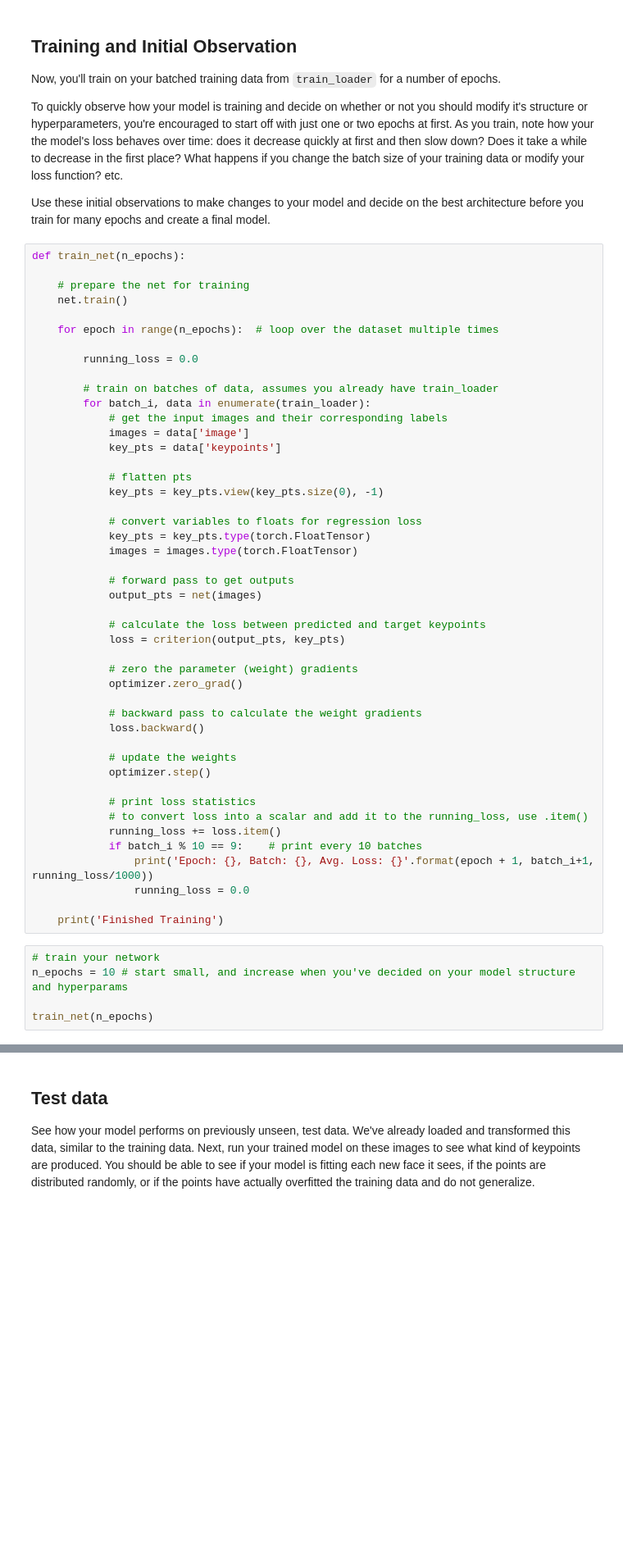
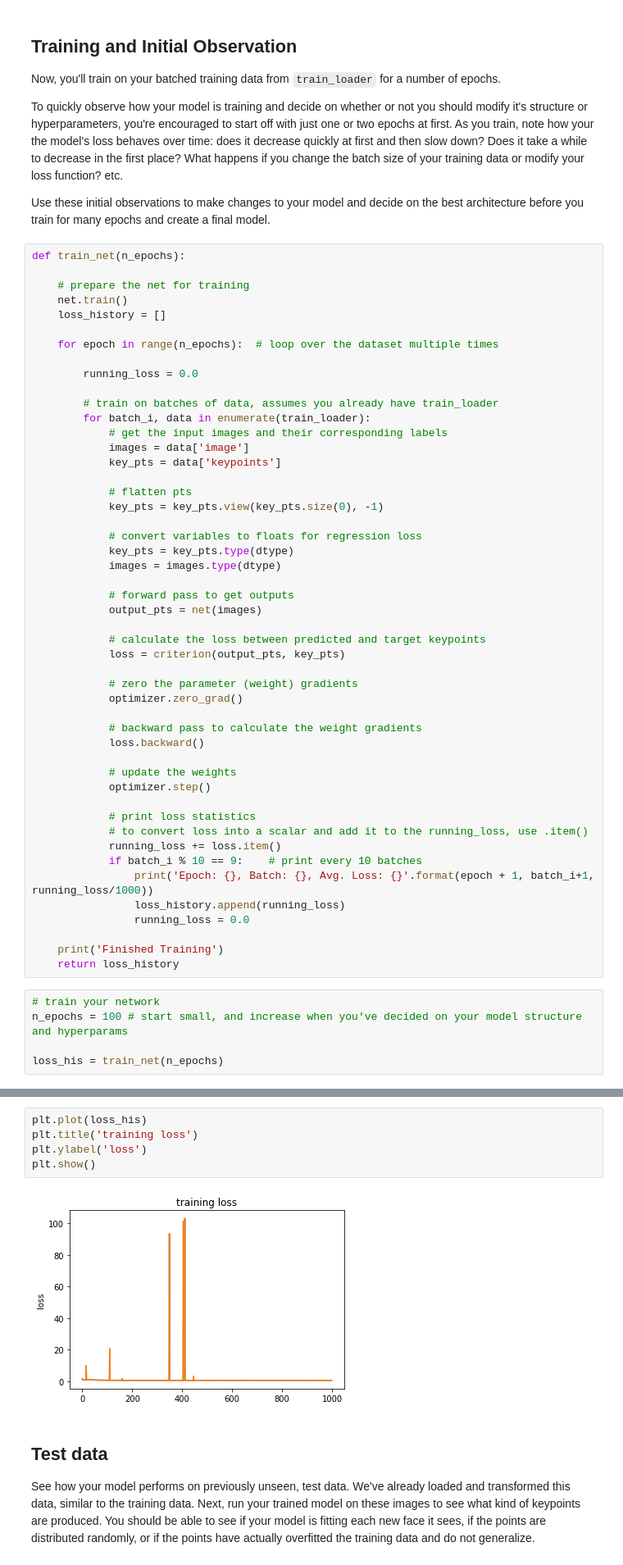
Before and after one commit to 894743926/Computer-Vision, a Jupyter notebook: P1_Facial_Keypoints/2. Define the Network Architecture.ipynb, the cells around one changed output, grey strips where cells are left out. Shown at 82% size. Saved outputs shown, nothing was run; the diff lists cells and outputs as text; blank space fills up the shorter version.

Commit message:
try models on P1

```diff
--- a/P1_Facial_Keypoints/2. Define the Network Architecture.ipynb
+++ b/P1_Facial_Keypoints/2. Define the Network Architecture.ipynb
@@ -408,6 +419,7 @@ def train_net(n_epochs):
 
     # prepare the net for training
     net.train()
+    loss_history = []
 
     for epoch in range(n_epochs):  # loop over the dataset multiple times
 
@@ -423,8 +435,8 @@ def train_net(n_epochs):
             key_pts = key_pts.view(key_pts.size(0), -1)
 
             # convert variables to floats for regression loss
-            key_pts = key_pts.type(torch.FloatTensor)
-            images = images.type(torch.FloatTensor)
+            key_pts = key_pts.type(dtype)
+            images = images.type(dtype)
 
             # forward pass to get outputs
             output_pts = net(images)
@@ -446,12 +458,14 @@ def train_net(n_epochs):
             running_loss += loss.item()
             if batch_i % 10 == 9:    # print every 10 batches
                 print('Epoch: {}, Batch: {}, Avg. Loss: {}'.format(epoch + 1, batch_i+1, running_loss/1000))
+                loss_history.append(running_loss)
                 running_loss = 0.0
 
     print('Finished Training')
+    return loss_history
 # %%
 # train your network
-n_epochs = 10 # start small, and increase when you've decided on your model structure and hyperparams
+n_epochs = 100 # start small, and increase when you've decided on your model structure and hyperparams
 
-train_net(n_epochs)
+loss_his = train_net(n_epochs)
 # %% [output]
@@ -543,3 +489,10 @@ Epoch: 9, Batch: 50, Avg. Loss: 0.0007241903580725193
+# %%
+plt.plot(loss_his)
+plt.title('training loss')
+plt.ylabel('loss')
+plt.show()
+# %% [output]
+[figure, added]
 # %% [markdown]
 ## Test data
 
```
Also changed, not shown: parts of 7 cells of this notebook, 6 other files.
